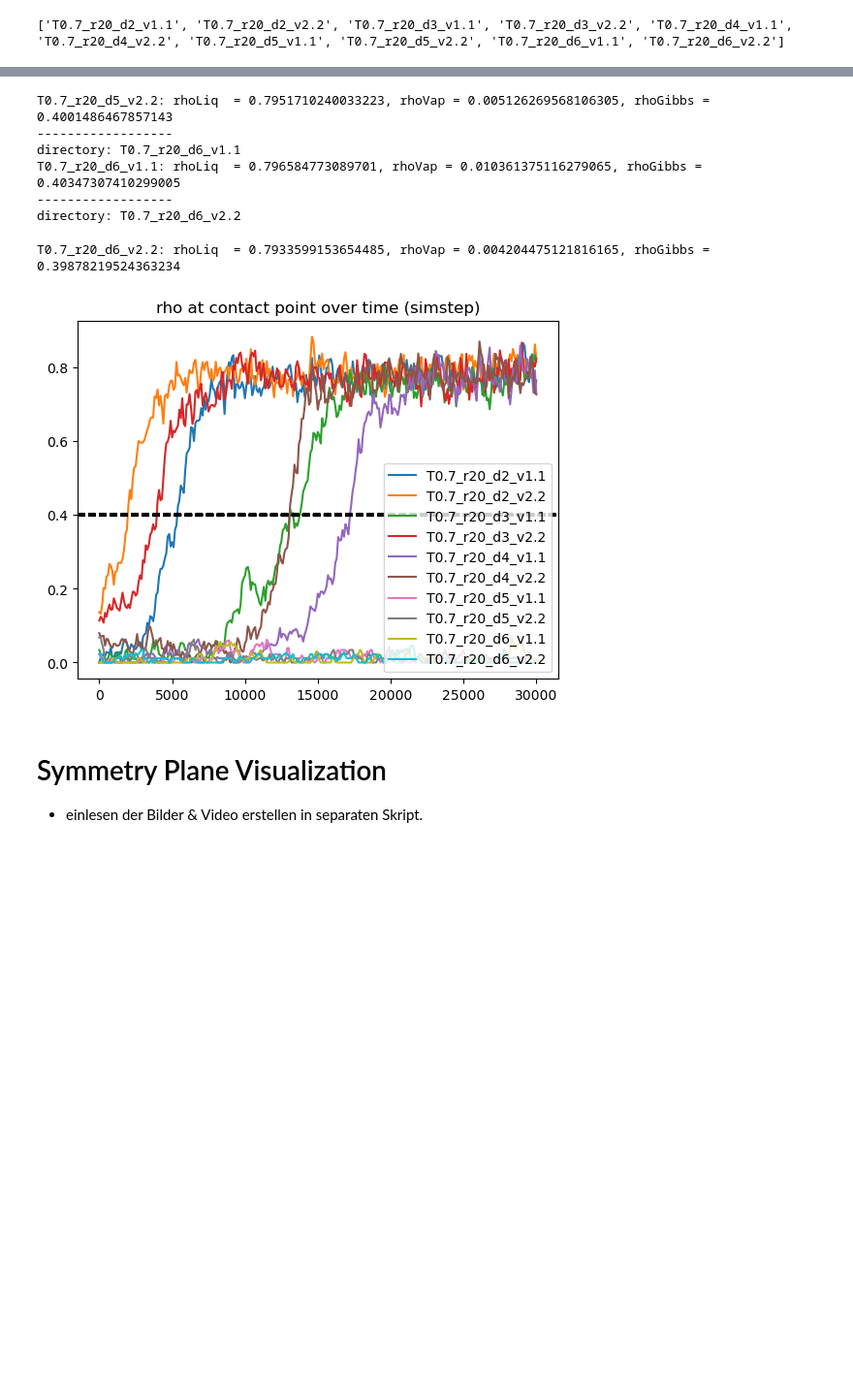
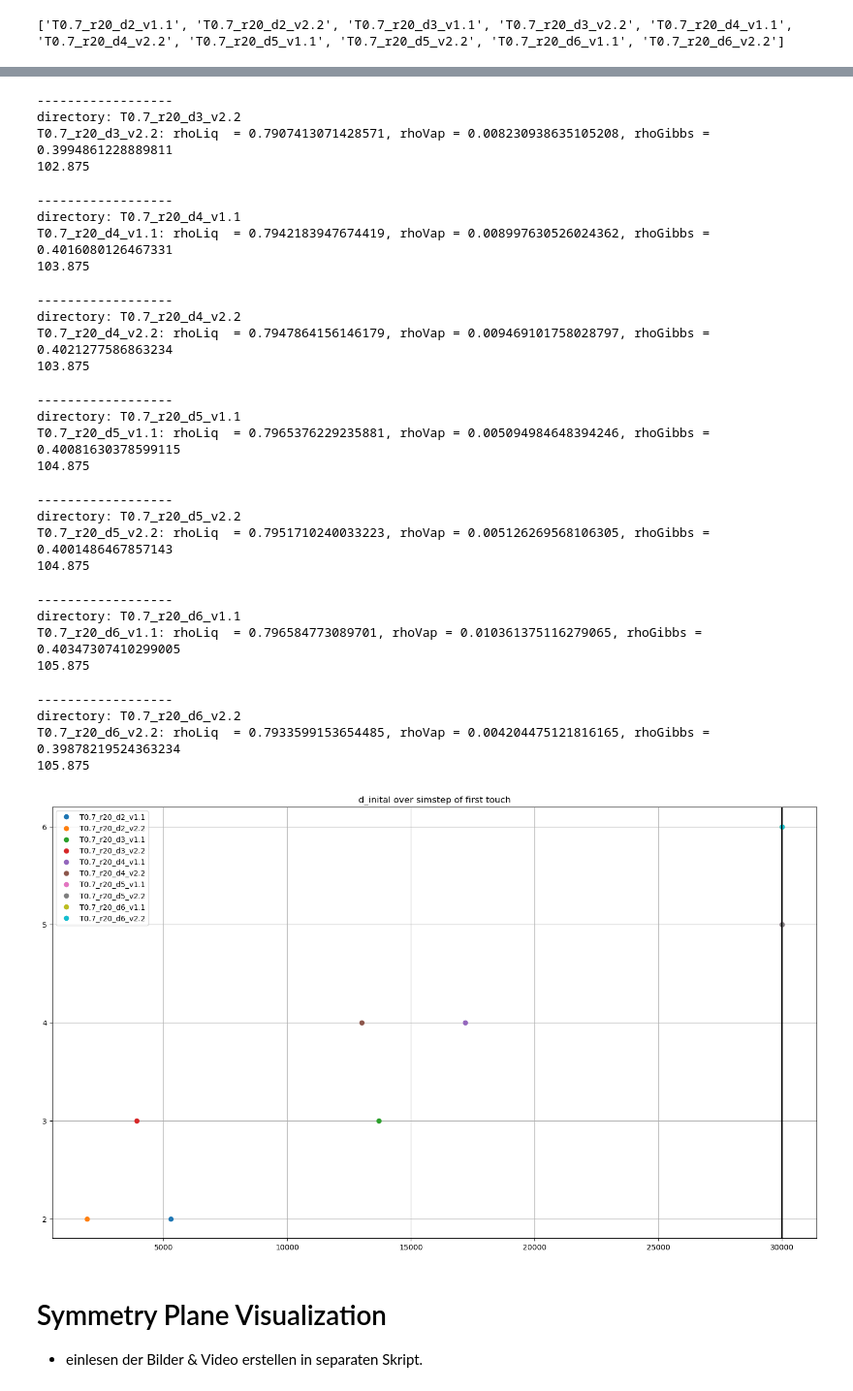
Before and after one commit to JakNiem/coalescence, a Jupyter notebook: postprocCoalescence.ipynb, the cells around one changed output, grey strips where cells are left out. Shown at 97% size. Drawn from its saved outputs; the diff is of its cells as text; code cells hidden in the pictures; blank space fills up the shorter version.

```diff
--- a/postprocCoalescence.ipynb
+++ b/postprocCoalescence.ipynb
@@ -112,6 +112,8 @@ print(sims)
 ['T0.7_r20_d2_v1.1', 'T0.7_r20_d2_v2.2', 'T0.7_r20_d3_v1.1', 'T0.7_r20_d3_v2.2', 'T0.7_r20_d4_v1.1', 'T0.7_r20_d4_v2.2', 'T0.7_r20_d5_v1.1', 'T0.7_r20_d5_v2.2', 'T0.7_r20_d6_v1.1', 'T0.7_r20_d6_v2.2']
 # %%
 # sims = ["T0.7_r20_d2_v1.1"]
+plt.figure(figsize = (18.5, 10.5))
+plt.grid()
 
 for simdir in sims:
 
@@ -196,7 +198,7 @@ for simdir in sims:
         touch = mask[mask==False].index[-1] +5
 
         showplot = False
-        # showplot = True
+        showplot = True
         if(showplot):
             plt.plot(touch,dInital,'o', label = simdir)
             print(rhoDF.index[-1])
@@ -209,7 +211,7 @@ for simdir in sims:
 
         # plot of development of rho in contact point
         showplot = False
-        showplot = True
+        # showplot = True
         if(showplot):
             plt.axhline(y=(rhoLiq+rhoVap)/2, color = 'k', linestyle='--')
             plt.plot(rhoDF_rolling.iloc[idSymPlane], label = simdir)
@@ -218,6 +220,7 @@ for simdir in sims:
             plt.title('rho at contact point over time (simstep)')
             plt.savefig('rhoContact_over_time')
 
+
 plt.show()
 # %% [output]
 ------------------
@@ -246,11 +238,32 @@ directory: T0.7_r20_d5_v2.2
-T0.7_r20_d5_v2.2: rhoLiq  = 0.7951710240033223, rhoVap = 0.005126269568106305, rhoGibbs = 0.4001486467857143
 ------------------
-directory: T0.7_r20_d6_v1.1
-T0.7_r20_d6_v1.1: rhoLiq  = 0.796584773089701, rhoVap = 0.010361375116279065, rhoGibbs = 0.40347307410299005
-------------------
-directory: T0.7_r20_d6_v2.2
+directory: T0.7_r20_d3_v2.2
+T0.7_r20_d3_v2.2: rhoLiq  = 0.7907413071428571, rhoVap = 0.008230938635105208, rhoGibbs = 0.3994861228889811
+102.875
-T0.7_r20_d6_v2.2: rhoLiq  = 0.7933599153654485, rhoVap = 0.004204475121816165, rhoGibbs = 0.39878219524363234
+------------------
+directory: T0.7_r20_d4_v1.1
+T0.7_r20_d4_v1.1: rhoLiq  = 0.7942183947674419, rhoVap = 0.008997630526024362, rhoGibbs = 0.4016080126467331
+103.875
+------------------
+directory: T0.7_r20_d4_v2.2
+T0.7_r20_d4_v2.2: rhoLiq  = 0.7947864156146179, rhoVap = 0.009469101758028797, rhoGibbs = 0.4021277586863234
+103.875
+------------------
+directory: T0.7_r20_d5_v1.1
+T0.7_r20_d5_v1.1: rhoLiq  = 0.7965376229235881, rhoVap = 0.005094984648394246, rhoGibbs = 0.40081630378599115
+104.875
+------------------
+directory: T0.7_r20_d5_v2.2
+T0.7_r20_d5_v2.2: rhoLiq  = 0.7951710240033223, rhoVap = 0.005126269568106305, rhoGibbs = 0.4001486467857143
+104.875
+------------------
+directory: T0.7_r20_d6_v1.1
+T0.7_r20_d6_v1.1: rhoLiq  = 0.796584773089701, rhoVap = 0.010361375116279065, rhoGibbs = 0.40347307410299005
+105.875
+------------------
+directory: T0.7_r20_d6_v2.2
+T0.7_r20_d6_v2.2: rhoLiq  = 0.7933599153654485, rhoVap = 0.004204475121816165, rhoGibbs = 0.39878219524363234
+105.875
-[figure, old version]
+[figure, new version]
 # %% [markdown]
 # Symmetry Plane Visualization
 
```
Also changed, not shown: parts of 1 cell of this notebook.
